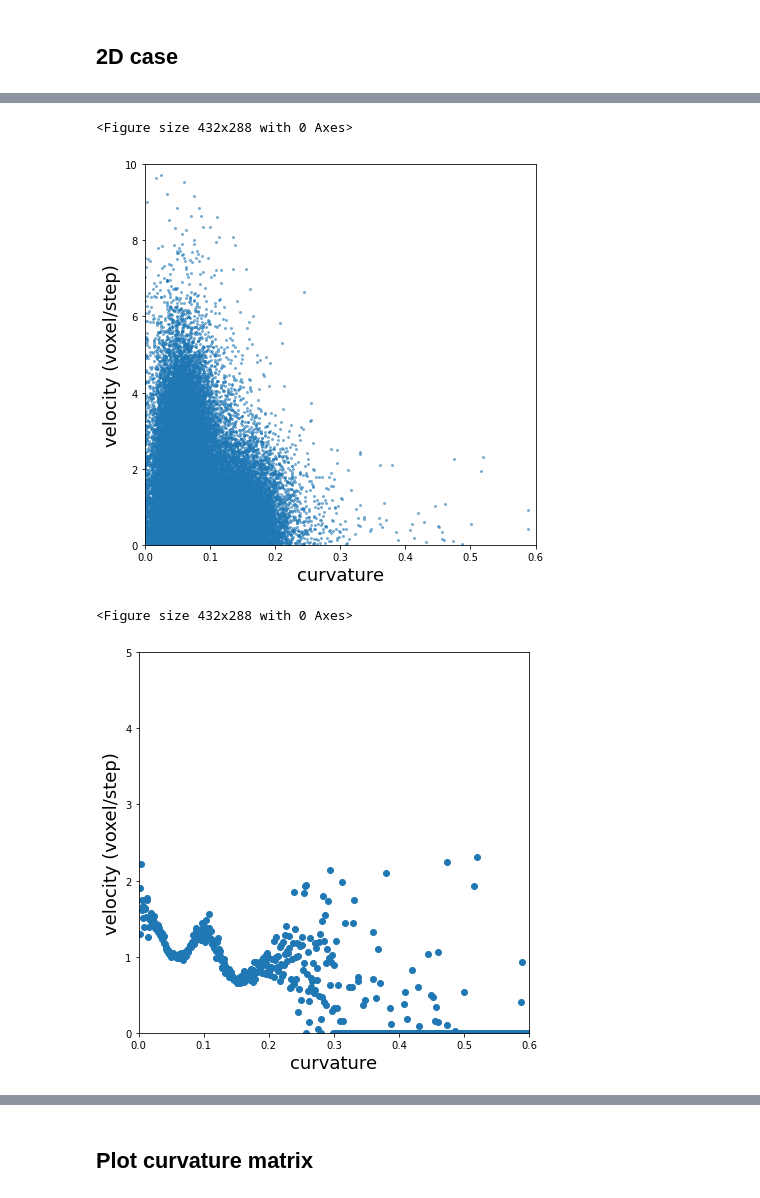
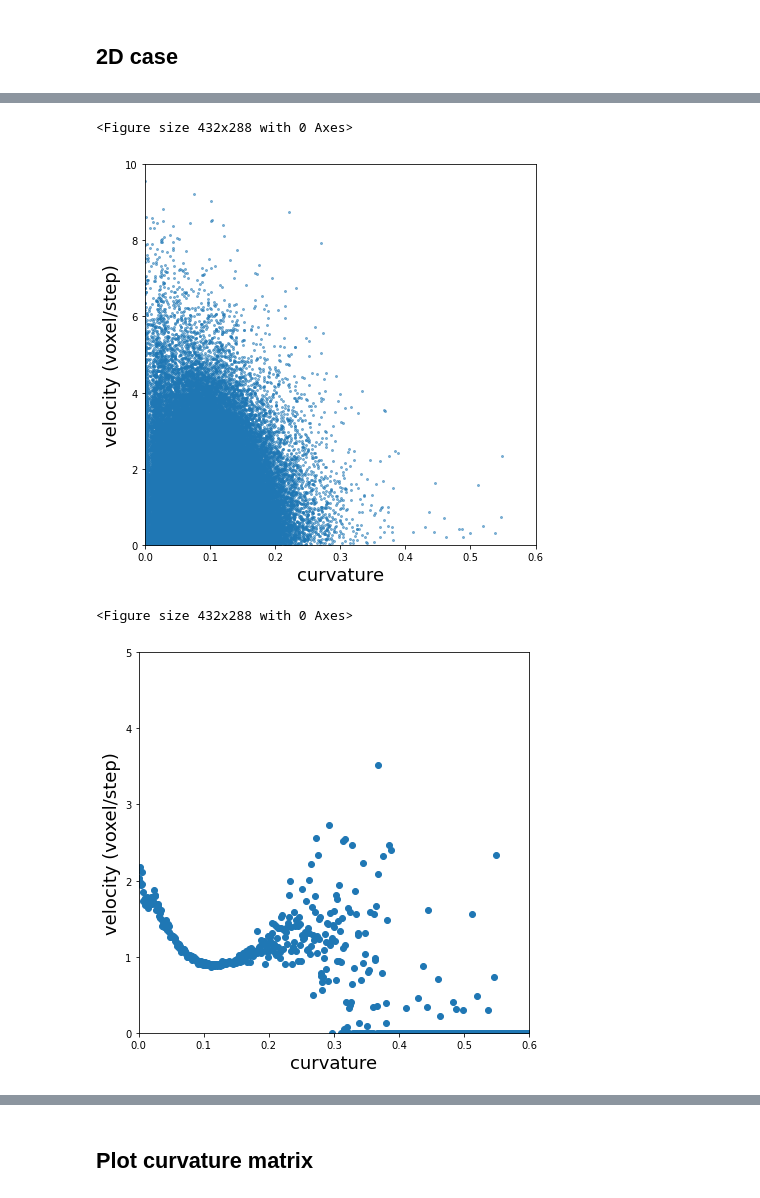
Before and after one commit to Linwitness/VECTOR, a Jupyter notebook: examples/GB_velocity/GB_velocity_curvature.ipynb, the cells around one changed output, grey strips where cells are left out. Saved outputs shown, nothing was run; the diff lists cells and outputs as text; code cells hidden in the pictures.

```diff
--- a/examples/GB_velocity/GB_velocity_curvature.ipynb
+++ b/examples/GB_velocity/GB_velocity_curvature.ipynb
@@ -353,8 +353,8 @@ if __name__ == '__main__':
     data_file_folder = "/blue/michael.tonks/lin.yang/VECTOR_data/"
     npy_file_folder = "/blue/michael.tonks/lin.yang/SPPARKS-VirtualIncEnergy/2d_poly_fully/results/"
     # npy_file_folder = "/blue/michael.tonks/lin.yang/SPPARKS-VirtualIncEnergy/2d_poly_wellEnergy/results/"
-    case_name = "20k_bi"
-    npy_file_name_aniso = f"p_aveE_fzabBi_fully5d_20k_J1_f1.0_t0.0_refer_1_0_0_seed56689_kt0.66.npy"
+    case_name = "20k_fully"
+    npy_file_name_aniso = f"p_aveE_fz_fully5d_20k_J1_f1.0_t1.0_refer_1_0_0_seed56689_kt0.66.npy"
     # npy_file_name_aniso = f"p_aveE_20000_Cos_delta0.0_J1_refer_1_0_0_seed56689_kt0.66.npy"
 
     # Initial data
@@ -372,8 +372,8 @@ READING DATA DONE
     GB_infomation_dict_list = []
     curvature_matrix_list = []
     for time_step in tqdm(range(step_num)):
-        data_file_name = f"GB_velocity_data/2D_curvature_velocity_data_MI_{case_name}_step{time_step}.npz"
-        data_curvature_file_name = f"GB_velocity_data/2D_matrix_curvature_data_MI_{case_name}_step{time_step}.npz"
+        data_file_name = f"GB_velocity_data_nonsign_curvature/2D_curvature_velocity_data_MI_{case_name}_step{time_step}.npz"
+        data_curvature_file_name = f"GB_velocity_data_nonsign_curvature/2D_matrix_curvature_data_MI_{case_name}_step{time_step}.npz"
         if os.path.exists(data_file_folder + data_file_name):
             npz_file = np.load(data_file_folder + data_file_name,allow_pickle=True)
             GB_infomation_dict = npz_file["GB_infomation_dict"]
@@ -716,16 +556,11 @@ ServerApp.rate_limit_window=3.0 (secs)
 # %%
     # All in 1 figrue
-    velocity_1Dlist = []
-    curvature_1Dlist = []
     curvature_1Dlist_remove_0step = []
     velocity_1Dlist_remove_0step = []
-    for i in range(len(GB_list_velocity_list)):
-        velocity_1Dlist.extend(GB_list_velocity_list[i])
-        curvature_1Dlist.extend(GB_list_curvature_list[i])
-        if i > 0:
-            curvature_1Dlist_remove_0step.extend(GB_list_curvature_list[i])
-            velocity_1Dlist_remove_0step.extend(GB_list_velocity_list[i])
-    figure_name_all = f"figures/2D_velocity_curvature_M_{case_name}_5d.png"
+    for i in range(0,len(GB_list_velocity_list)):
+        curvature_1Dlist_remove_0step.extend(GB_list_curvature_list[i])
+        velocity_1Dlist_remove_0step.extend(GB_list_velocity_list[i])
+    figure_name_all = f"figures/2D_velocity_curvature_MI_{case_name}_5d.png"
     plt.figure()
     fig = plt.figure(figsize=(7, 7))
     plt.scatter(curvature_1Dlist_remove_0step, velocity_1Dlist_remove_0step,s=4,alpha=0.5)
@@ -736,36 +571,36 @@ ServerApp.rate_limit_window=3.0 (secs)
     # plt.xlim([0,0.1])
     # plt.ylim([0,20])
     plt.savefig(figure_name_all, dpi=400,bbox_inches='tight')
 
     # plot velocity VS averaged curvature
     bin_interval = 0.001
     bin_number = int(0.6/bin_interval)
     curvature_coordinate = np.arange(0,0.6,bin_interval)+bin_interval/2
 
     curvature_bin = np.zeros(bin_number)
     velocity_bin = np.zeros(bin_number)
     for index in range(len(curvature_1Dlist_remove_0step)):
         if curvature_1Dlist_remove_0step[index]>0.6: continue
         curvature_bin[int(curvature_1Dlist_remove_0step[index]//bin_interval)] += 1
         velocity_bin[int(curvature_1Dlist_remove_0step[index]//bin_interval)] += velocity_1Dlist_remove_0step[index]
     for i in range(bin_number):
         if curvature_bin[i]>0: velocity_bin[i] = velocity_bin[i]/curvature_bin[i]
     # plot
-    figure_name_all_bin = f"figures/2D_velocity_curvature_M_{case_name}_5d_afterBin.png"
+    figure_name_all_bin = f"figures/2D_velocity_curvature_MI_{case_name}_5d_afterBin.png"
     plt.figure()
     fig = plt.figure(figsize=(7, 7))
     # plt.scatter(curvature_coordinate, velocity_bin,s=4,alpha=0.5)
     plt.plot(curvature_coordinate, velocity_bin,'o', linewidth=2)
     plt.xlabel("curvature", fontsize=18)
     plt.ylabel("velocity (voxel/step)", fontsize=18)
     plt.xlim([0,0.6])
     plt.ylim([0,5])
     plt.savefig(figure_name_all_bin, dpi=400,bbox_inches='tight')
 # %% [output]
 <Figure size 432x288 with 0 Axes>
-[figure, old version]
+[figure, new version]
 <Figure size 432x288 with 0 Axes>
-[figure, old version]
+[figure, new version]
 # %%
     # Plot relationship for each time steps
     for time_step in range(0,len(GB_list_velocity_list),10):
```
Also changed, not shown: parts of 4 cells of this notebook, 44 other files.
